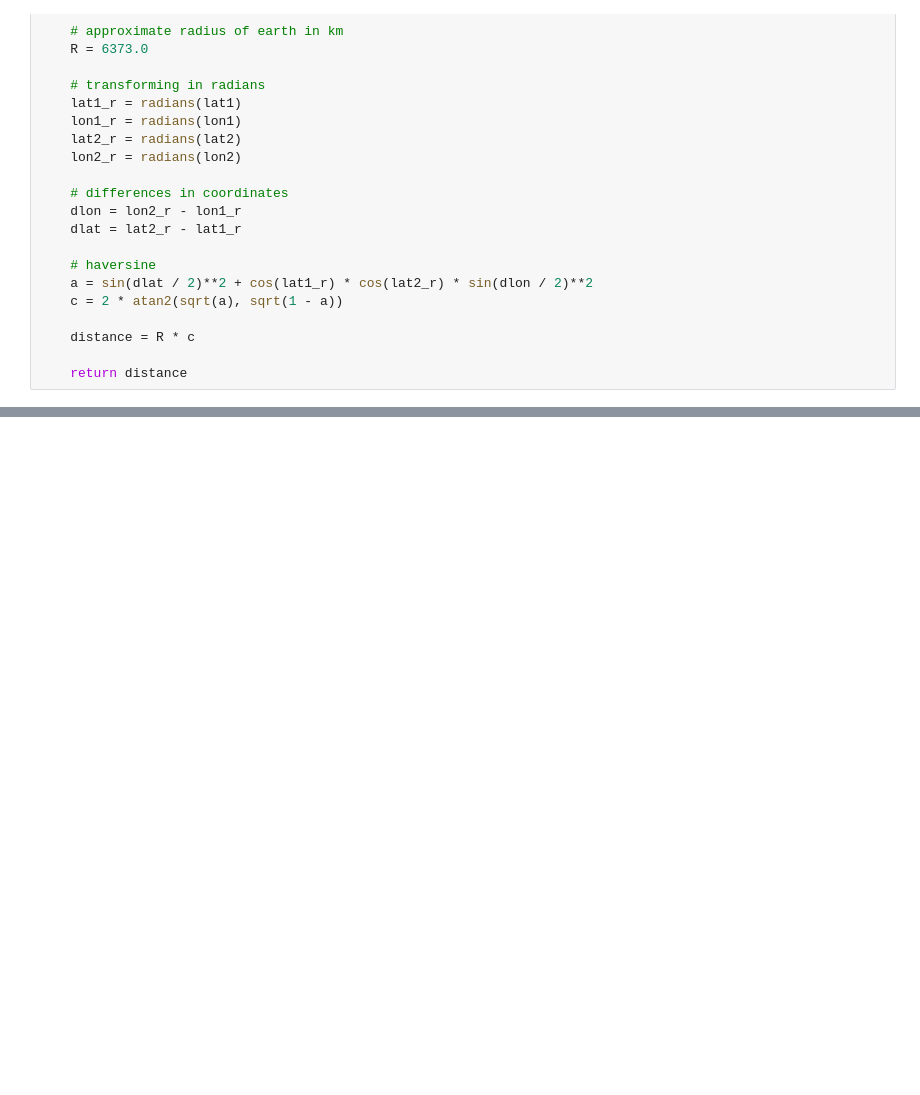
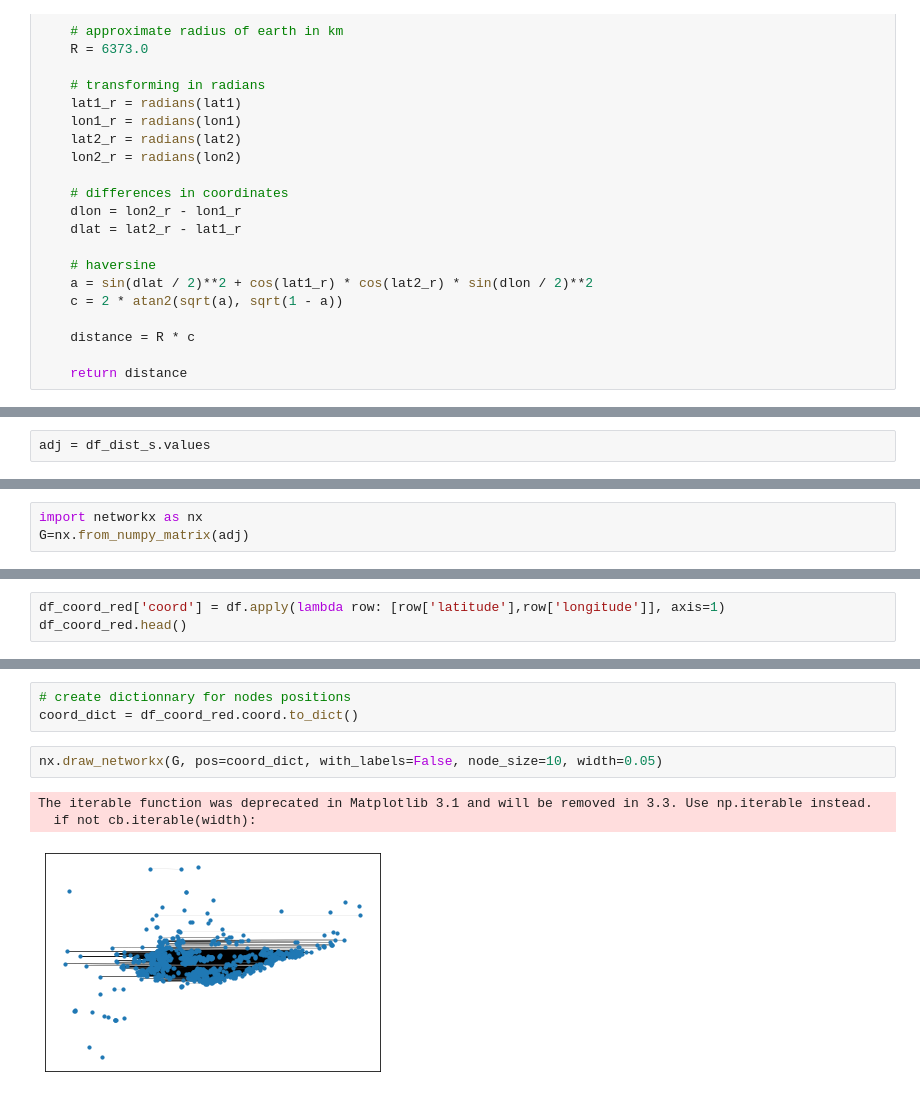
Before and after one commit to sylvainlugeon/labagarre, a Jupyter notebook: AIRBNB.ipynb, the cells around one changed output, grey strips where cells are left out. Cells and saved outputs as stored; diff of their text form; blank space fills up the shorter version.

```diff
--- a/AIRBNB.ipynb
+++ b/AIRBNB.ipynb
@@ -40,0 +91,2 @@ def compute_globe_distance(lat1, lon1, lat2, lon2):
+# %%
+adj = df_dist_s.values
@@ -40,0 +103,3 @@ def compute_globe_distance(lat1, lon1, lat2, lon2):
+# %%
+import networkx as nx
+G=nx.from_numpy_matrix(adj)
@@ -40,0 +126,3 @@ def compute_globe_distance(lat1, lon1, lat2, lon2):
+# %%
+df_coord_red['coord'] = df.apply(lambda row: [row['latitude'],row['longitude']], axis=1)
+df_coord_red.head()
@@ -40,0 +141,9 @@ def compute_globe_distance(lat1, lon1, lat2, lon2):
+# %%
+# create dictionnary for nodes positions
+coord_dict = df_coord_red.coord.to_dict()
+# %%
+nx.draw_networkx(G, pos=coord_dict, with_labels=False, node_size=10, width=0.05)
+# %% [output]
+The iterable function was deprecated in Matplotlib 3.1 and will be removed in 3.3. Use np.iterable instead.
+  if not cb.iterable(width):
+[figure, added]
```
Also changed, not shown: parts of 14 cells of this notebook, 1 other file.
